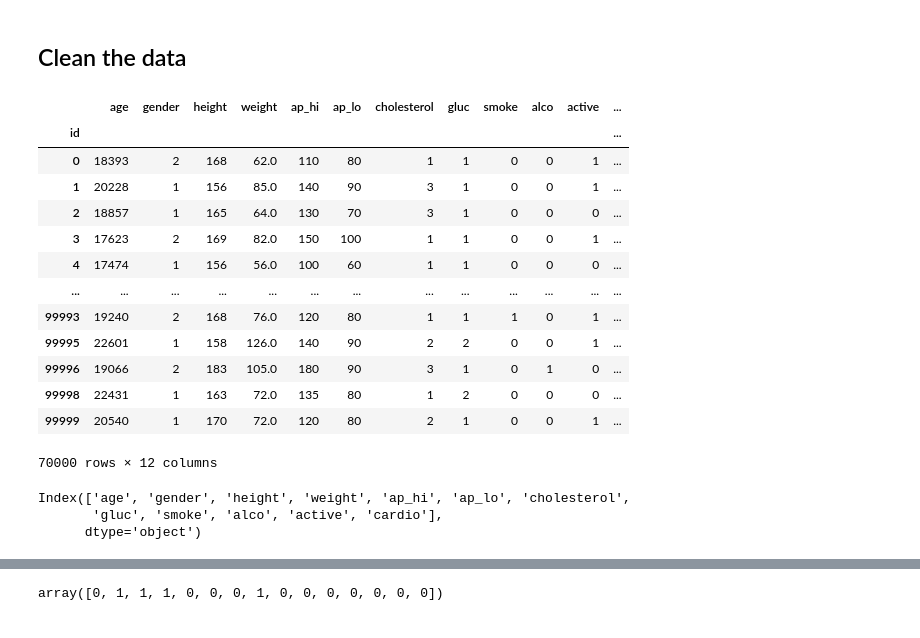
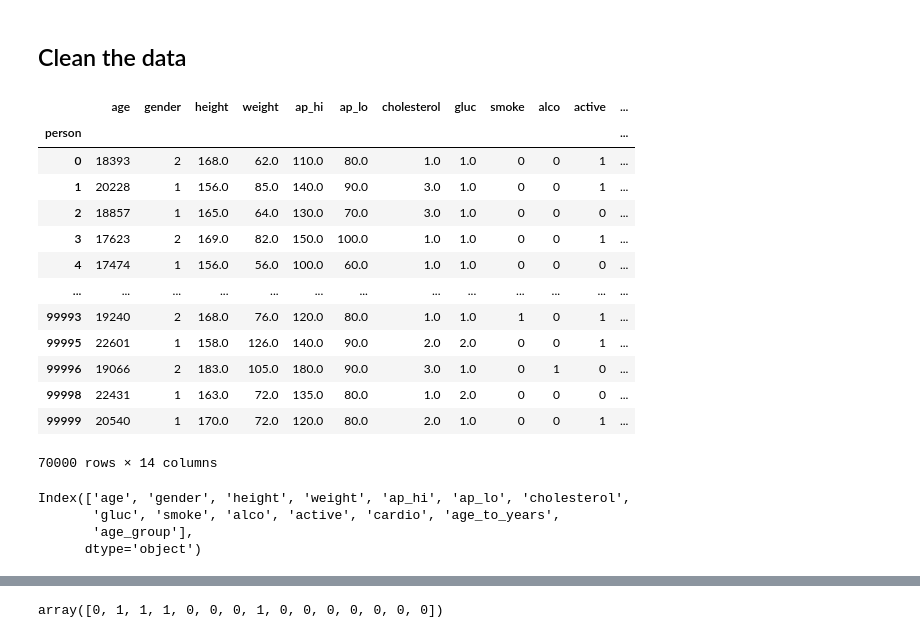
Before and after one commit to ziye249235/cardio_final_project, a Jupyter notebook: Segment2-Random Forest .ipynb, the cells around one changed output, grey strips where cells are left out. Cells and saved outputs as stored; diff of their text form; code cells hidden in the pictures.

```diff
--- a/Segment2-Random Forest .ipynb
+++ b/Segment2-Random Forest .ipynb
@@ -22,0 +16,12 @@ df.head()
+# %%
+db_string = f"postgres://postgres:{db_password}@127.0.0.1:5432/diabetes_data"
+engine = create_engine(db_string)
+session = Session(engine)
+base = automap_base()
+base.prepare(engine, reflect=True)
+table = base.classes.merged_cardio_train
+print(table)
+query = session.query(table)
+# Convert to DataFrame
+df = pd.read_sql(query.statement, engine)
+df.head()
@@ -23,29 +36,30 @@ df.head()
 # %% [markdown]
  ## Clean the data
 # %%
-df.set_index('id', inplace=True)
+df.set_index('person', inplace=True)
 df
 # %% [output]
 |  | age | gender | height | weight | ap_hi | ap_lo | cholesterol | gluc | smoke | alco | active | ... |
-| id |  |  |  |  |  |  |  |  |  |  |  | ... |
-| 0 | 18393 | 2 | 168 | 62.0 | 110 | 80 | 1 | 1 | 0 | 0 | 1 | ... |
-| 1 | 20228 | 1 | 156 | 85.0 | 140 | 90 | 3 | 1 | 0 | 0 | 1 | ... |
-| 2 | 18857 | 1 | 165 | 64.0 | 130 | 70 | 3 | 1 | 0 | 0 | 0 | ... |
-| 3 | 17623 | 2 | 169 | 82.0 | 150 | 100 | 1 | 1 | 0 | 0 | 1 | ... |
-| 4 | 17474 | 1 | 156 | 56.0 | 100 | 60 | 1 | 1 | 0 | 0 | 0 | ... |
+| person |  |  |  |  |  |  |  |  |  |  |  | ... |
+| 0 | 18393 | 2 | 168.0 | 62.0 | 110.0 | 80.0 | 1.0 | 1.0 | 0 | 0 | 1 | ... |
+| 1 | 20228 | 1 | 156.0 | 85.0 | 140.0 | 90.0 | 3.0 | 1.0 | 0 | 0 | 1 | ... |
+| 2 | 18857 | 1 | 165.0 | 64.0 | 130.0 | 70.0 | 3.0 | 1.0 | 0 | 0 | 0 | ... |
+| 3 | 17623 | 2 | 169.0 | 82.0 | 150.0 | 100.0 | 1.0 | 1.0 | 0 | 0 | 1 | ... |
+| 4 | 17474 | 1 | 156.0 | 56.0 | 100.0 | 60.0 | 1.0 | 1.0 | 0 | 0 | 0 | ... |
 | ... | ... | ... | ... | ... | ... | ... | ... | ... | ... | ... | ... | ... |
-| 99993 | 19240 | 2 | 168 | 76.0 | 120 | 80 | 1 | 1 | 1 | 0 | 1 | ... |
-| 99995 | 22601 | 1 | 158 | 126.0 | 140 | 90 | 2 | 2 | 0 | 0 | 1 | ... |
-| 99996 | 19066 | 2 | 183 | 105.0 | 180 | 90 | 3 | 1 | 0 | 1 | 0 | ... |
-| 99998 | 22431 | 1 | 163 | 72.0 | 135 | 80 | 1 | 2 | 0 | 0 | 0 | ... |
-| 99999 | 20540 | 1 | 170 | 72.0 | 120 | 80 | 2 | 1 | 0 | 0 | 1 | ... |
+| 99993 | 19240 | 2 | 168.0 | 76.0 | 120.0 | 80.0 | 1.0 | 1.0 | 1 | 0 | 1 | ... |
+| 99995 | 22601 | 1 | 158.0 | 126.0 | 140.0 | 90.0 | 2.0 | 2.0 | 0 | 0 | 1 | ... |
+| 99996 | 19066 | 2 | 183.0 | 105.0 | 180.0 | 90.0 | 3.0 | 1.0 | 0 | 1 | 0 | ... |
+| 99998 | 22431 | 1 | 163.0 | 72.0 | 135.0 | 80.0 | 1.0 | 2.0 | 0 | 0 | 0 | ... |
+| 99999 | 20540 | 1 | 170.0 | 72.0 | 120.0 | 80.0 | 2.0 | 1.0 | 0 | 0 | 1 | ... |
-70000 rows × 12 columns
+70000 rows × 14 columns
 # %%
 # Columns
 df.columns
 # %% [output]
 Index(['age', 'gender', 'height', 'weight', 'ap_hi', 'ap_lo', 'cholesterol',
-       'gluc', 'smoke', 'alco', 'active', 'cardio'],
+       'gluc', 'smoke', 'alco', 'active', 'cardio', 'age_to_years',
+       'age_group'],
       dtype='object')
 # %%
 #Type of data
```
Also changed, not shown: parts of 19 cells of this notebook, 1 other file.
